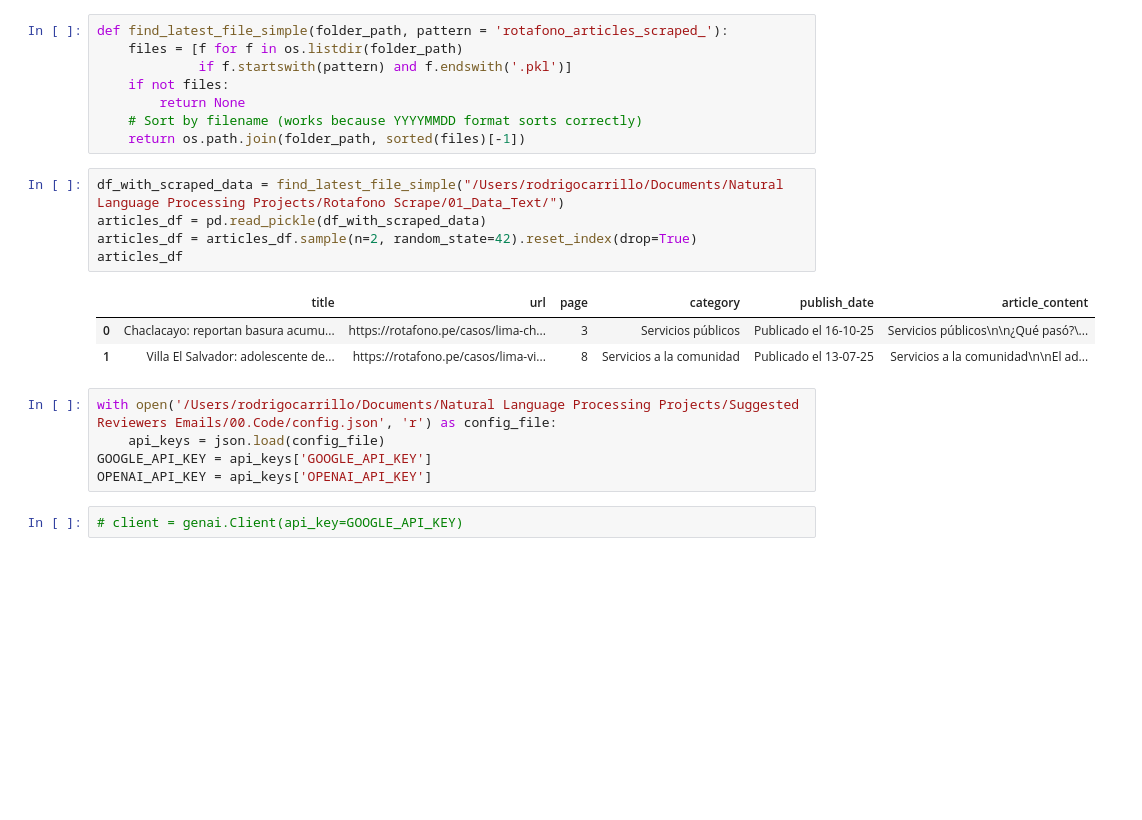
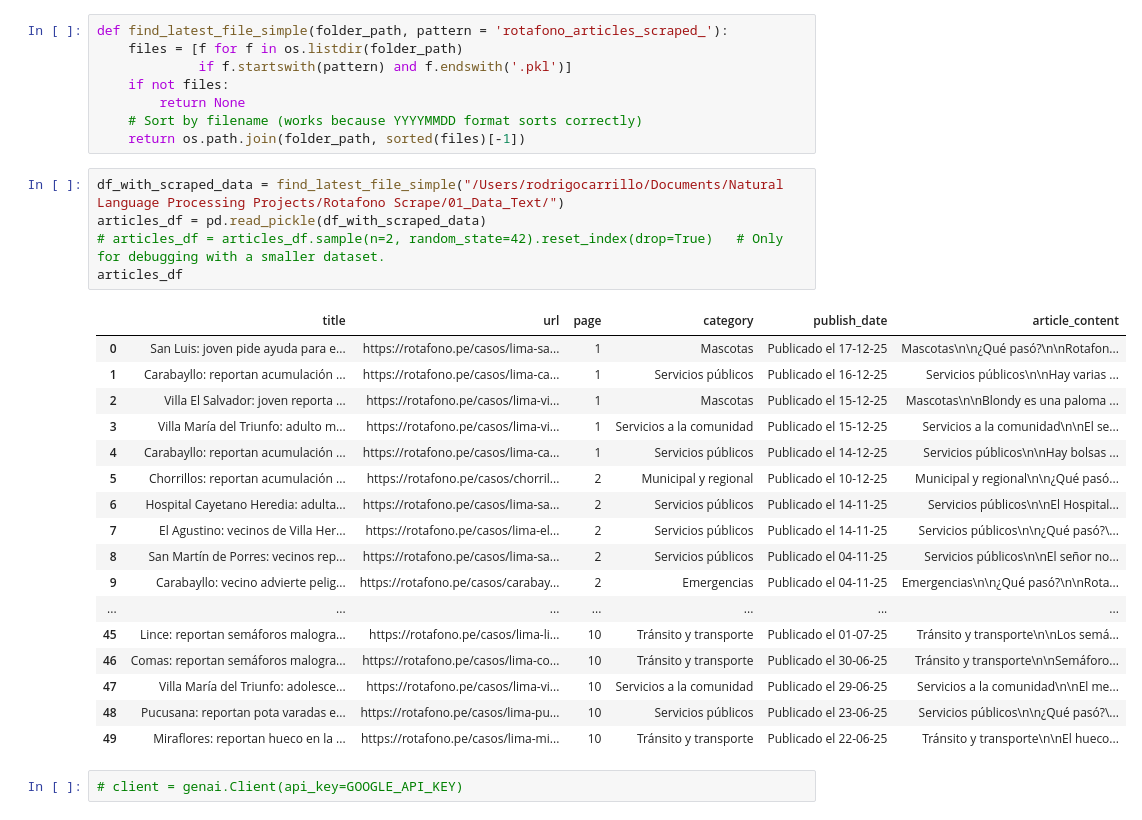
Before and after one commit to rodrigo-carrillo/Scraping_Text_Audio, a Jupyter notebook: Gen_Social_Media_Post.ipynb, the cells around one changed output. Drawn from its saved outputs; the diff is of its cells as text; blank space fills up the shorter version.

```diff
--- a/Gen_Social_Media_Post.ipynb
+++ b/Gen_Social_Media_Post.ipynb
@@ -23,17 +27,26 @@ def find_latest_file_simple(folder_path, pattern = 'rotafono_articles_scraped_')
 # %%
 df_with_scraped_data = find_latest_file_simple("/Users/rodrigocarrillo/Documents/Natural Language Processing Projects/Rotafono Scrape/01_Data_Text/")
 articles_df = pd.read_pickle(df_with_scraped_data)
-articles_df = articles_df.sample(n=2, random_state=42).reset_index(drop=True)
+# articles_df = articles_df.sample(n=2, random_state=42).reset_index(drop=True)   # Only for debugging with a smaller dataset.
 articles_df
 # %% [output]
 |  | title | url | page | category | publish_date | article_content |
-| 0 | Chaclacayo: reportan basura acumu... | https://rotafono.pe/casos/lima-ch... | 3 | Servicios públicos | Publicado el 16-10-25 | Servicios públicos\n\n¿Qué pasó?\... |
-| 1 | Villa El Salvador: adolescente de... | https://rotafono.pe/casos/lima-vi... | 8 | Servicios a la comunidad | Publicado el 13-07-25 | Servicios a la comunidad\n\nEl ad... |
+| 0 | San Luis: joven pide ayuda para e... | https://rotafono.pe/casos/lima-sa... | 1 | Mascotas | Publicado el 17-12-25 | Mascotas\n\n¿Qué pasó?\n\nRotafon... |
+| 1 | Carabayllo: reportan acumulación ... | https://rotafono.pe/casos/lima-ca... | 1 | Servicios públicos | Publicado el 16-12-25 | Servicios públicos\n\nHay varias ... |
+| 2 | Villa El Salvador: joven reporta ... | https://rotafono.pe/casos/lima-vi... | 1 | Mascotas | Publicado el 15-12-25 | Mascotas\n\nBlondy es una paloma ... |
+| 3 | Villa María del Triunfo: adulto m... | https://rotafono.pe/casos/lima-vi... | 1 | Servicios a la comunidad | Publicado el 15-12-25 | Servicios a la comunidad\n\nEl se... |
+| 4 | Carabayllo: reportan acumulación ... | https://rotafono.pe/casos/lima-ca... | 1 | Servicios públicos | Publicado el 14-12-25 | Servicios públicos\n\nHay bolsas ... |
+| 5 | Chorrillos: reportan acumulación ... | https://rotafono.pe/casos/chorril... | 2 | Municipal y regional | Publicado el 10-12-25 | Municipal y regional\n\n¿Qué pasó... |
+| 6 | Hospital Cayetano Heredia: adulta... | https://rotafono.pe/casos/lima-sa... | 2 | Servicios públicos | Publicado el 14-11-25 | Servicios públicos\n\nEl Hospital... |
+| 7 | El Agustino: vecinos de Villa Her... | https://rotafono.pe/casos/lima-el... | 2 | Servicios públicos | Publicado el 14-11-25 | Servicios públicos\n\n¿Qué pasó?\... |
+| 8 | San Martín de Porres: vecinos rep... | https://rotafono.pe/casos/lima-sa... | 2 | Servicios públicos | Publicado el 04-11-25 | Servicios públicos\n\nEl señor no... |
+| 9 | Carabayllo: vecino advierte pelig... | https://rotafono.pe/casos/carabay... | 2 | Emergencias | Publicado el 04-11-25 | Emergencias\n\n¿Qué pasó?\n\nRota... |
+| ... | ... | ... | ... | ... | ... | ... |
+| 45 | Lince: reportan semáforos malogra... | https://rotafono.pe/casos/lima-li... | 10 | Tránsito y transporte | Publicado el 01-07-25 | Tránsito y transporte\n\nLos semá... |
+| 46 | Comas: reportan semáforos malogra... | https://rotafono.pe/casos/lima-co... | 10 | Tránsito y transporte | Publicado el 30-06-25 | Tránsito y transporte\n\nSemáforo... |
+| 47 | Villa María del Triunfo: adolesce... | https://rotafono.pe/casos/lima-vi... | 10 | Servicios a la comunidad | Publicado el 29-06-25 | Servicios a la comunidad\n\nEl me... |
+| 48 | Pucusana: reportan pota varadas e... | https://rotafono.pe/casos/lima-pu... | 10 | Servicios públicos | Publicado el 23-06-25 | Servicios públicos\n\n¿Qué pasó?\... |
+| 49 | Miraflores: reportan hueco en la ... | https://rotafono.pe/casos/lima-mi... | 10 | Tránsito y transporte | Publicado el 22-06-25 | Tránsito y transporte\n\nEl hueco... |
-# %%
-with open('/Users/rodrigocarrillo/Documents/Natural Language Processing Projects/Suggested Reviewers Emails/00.Code/config.json', 'r') as config_file:
-    api_keys = json.load(config_file)
-GOOGLE_API_KEY = api_keys['GOOGLE_API_KEY']
-OPENAI_API_KEY = api_keys['OPENAI_API_KEY']
 # %%
 # client = genai.Client(api_key=GOOGLE_API_KEY)
 # %%
```
Also changed, not shown: parts of 16 cells of this notebook.
